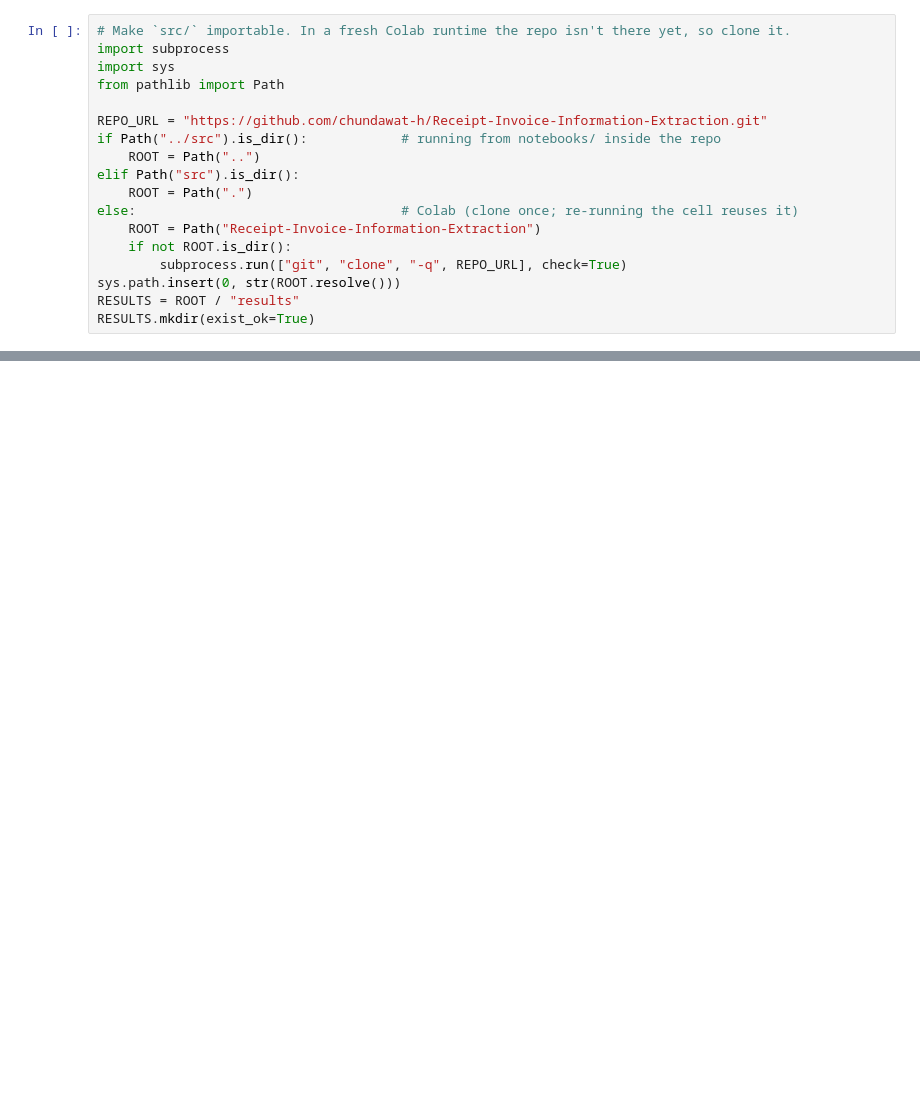
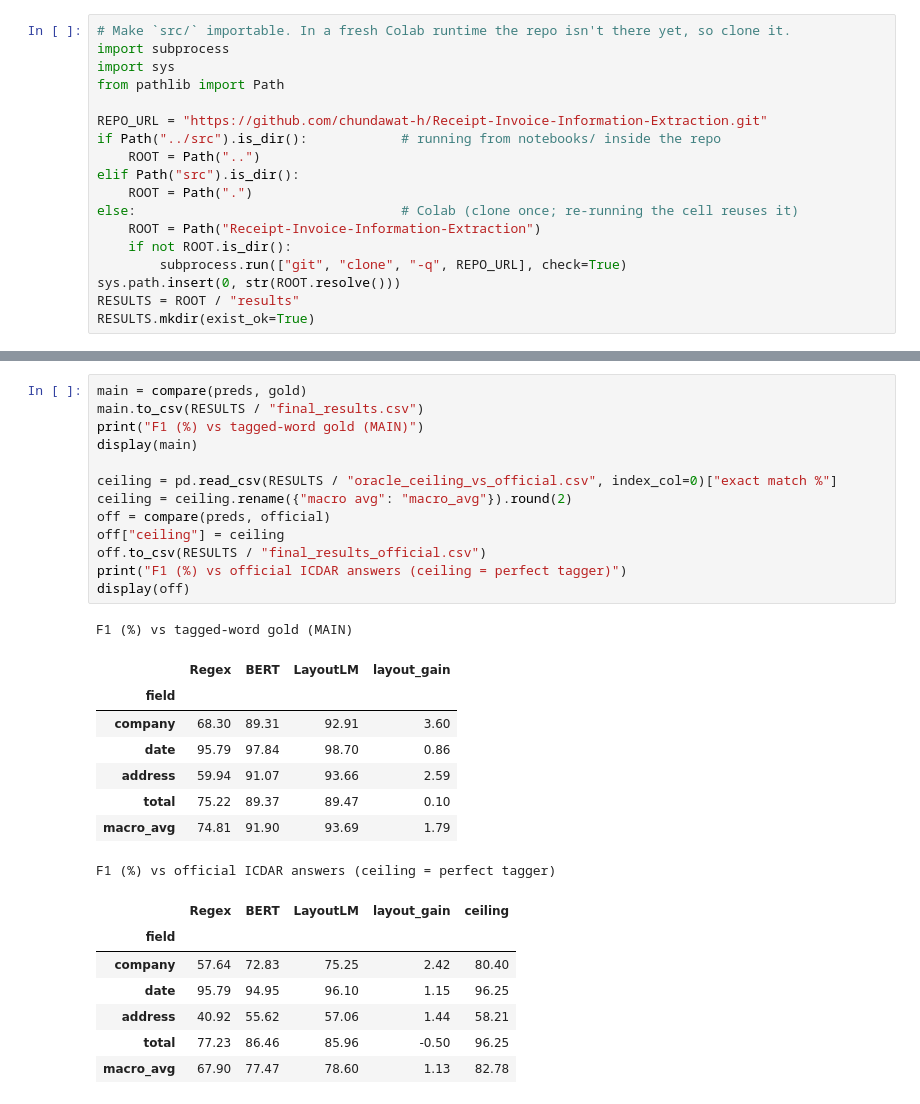
Before and after one commit to chundawat-h/Receipt-Invoice-Information-Extraction, a Jupyter notebook: notebooks/05_results_analysis.ipynb, the cells around one changed output, grey strips where cells are left out. Saved outputs shown, nothing was run; the diff lists cells and outputs as text; blank space fills up the shorter version.

```diff
--- a/notebooks/05_results_analysis.ipynb
+++ b/notebooks/05_results_analysis.ipynb
@@ -37,0 +64,30 @@ display(compare(preds, official))
+# %%
+main = compare(preds, gold)
+main.to_csv(RESULTS / "final_results.csv")
+print("F1 (%) vs tagged-word gold (MAIN)")
+display(main)
+
+ceiling = pd.read_csv(RESULTS / "oracle_ceiling_vs_official.csv", index_col=0)["exact match %"]
+ceiling = ceiling.rename({"macro avg": "macro_avg"}).round(2)
+off = compare(preds, official)
+off["ceiling"] = ceiling
+off.to_csv(RESULTS / "final_results_official.csv")
+print("F1 (%) vs official ICDAR answers (ceiling = perfect tagger)")
+display(off)
+# %% [output]
+F1 (%) vs tagged-word gold (MAIN)
+|  | Regex | BERT | LayoutLM | layout_gain |
+| field |  |  |  |  |
+| company | 68.30 | 89.31 | 92.91 | 3.60 |
+| date | 95.79 | 97.84 | 98.70 | 0.86 |
+| address | 59.94 | 91.07 | 93.66 | 2.59 |
+| total | 75.22 | 89.37 | 89.47 | 0.10 |
+| macro_avg | 74.81 | 91.90 | 93.69 | 1.79 |
+F1 (%) vs official ICDAR answers (ceiling = perfect tagger)
+|  | Regex | BERT | LayoutLM | layout_gain | ceiling |
+| field |  |  |  |  |  |
+| company | 57.64 | 72.83 | 75.25 | 2.42 | 80.40 |
+| date | 95.79 | 94.95 | 96.10 | 1.15 | 96.25 |
+| address | 40.92 | 55.62 | 57.06 | 1.44 | 58.21 |
+| total | 77.23 | 86.46 | 85.96 | -0.50 | 96.25 |
+| macro_avg | 67.90 | 77.47 | 78.60 | 1.13 | 82.78 |
```
Also changed, not shown: parts of 21 cells of this notebook, 6 other files.
